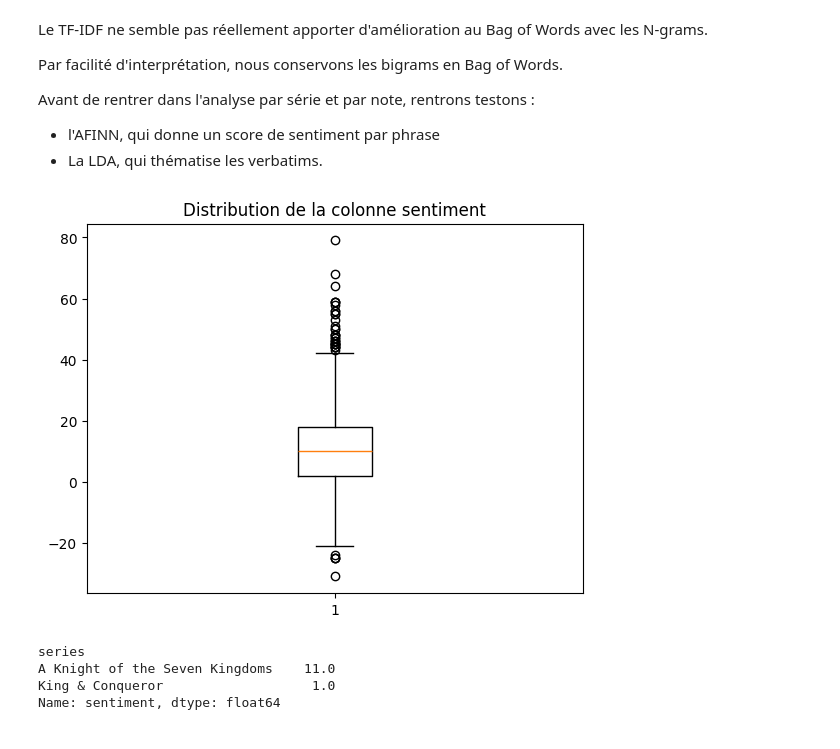
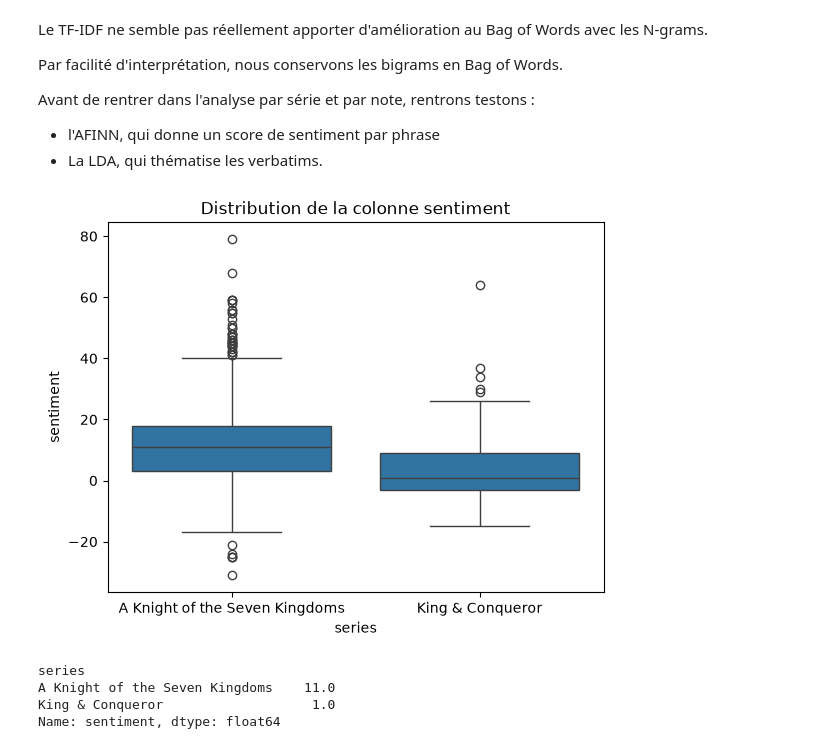
Before and after one commit to clemfouchier/webscrapping-series, a Jupyter notebook: 3_Analyse_Semantique/6_analyse_semantique.ipynb, the cells around one changed output. Saved outputs shown, nothing was run; the diff lists cells and outputs as text; code cells hidden in the pictures.

```diff
--- a/3_Analyse_Semantique/6_analyse_semantique.ipynb
+++ b/3_Analyse_Semantique/6_analyse_semantique.ipynb
@@ -21,5 +22,5 @@ import matplotlib.pyplot as plt
 # %%
-df = pd.read_csv('../0_Data/2_Clean/data_preprocessed.csv')
+df = pd.read_csv('../0_Data/2_Clean/Traitement_intermediaire/data_preprocessed.csv')
 df.head()
 # %% [output]
 |  | avis | dates | series | allocine_id | review_id | plateforme | notes | notes_3 | nb_capital_words | ... |
@@ -194,16 +195,16 @@ Avant de rentrer dans l'analyse par série et par note, rentrons testons :
 # %%
 # Instanciation
 afn = Afinn()
 
 # Création de la colonne avec afn.score
 df['sentiment'] = df['tokens_lemmatized'].map(afn.score)
 
-# Regardons la distribution
-plt.boxplot(df['sentiment'])
+# Regardons la distribution du score de sentiments (méthode Afinn)
+sns.boxplot(x=df["series"], y=df['sentiment'])
 plt.title('Distribution de la colonne sentiment')
 plt.show()
 # %% [output]
-[figure, old version]
+[figure, new version]
 # %%
 df.groupby('series')['sentiment'].median()
 # %% [output]
```
Also changed, not shown: parts of 8 cells of this notebook, 11 other files.
